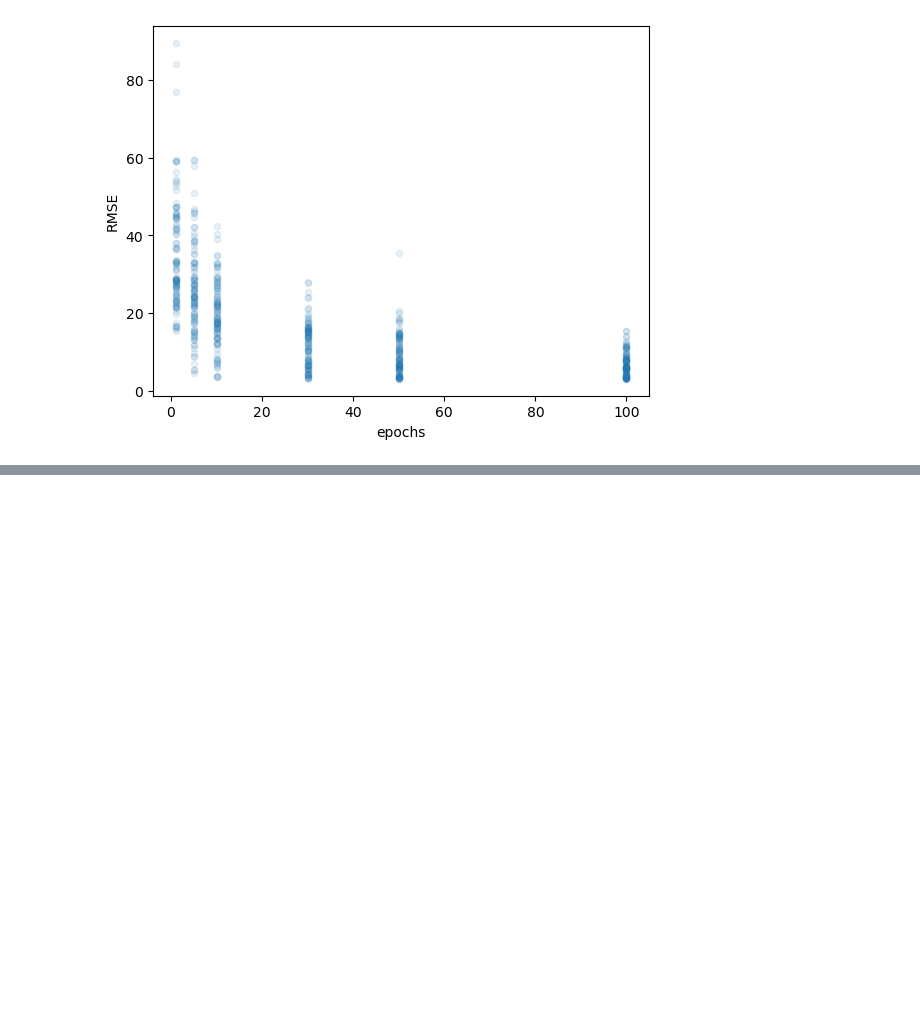
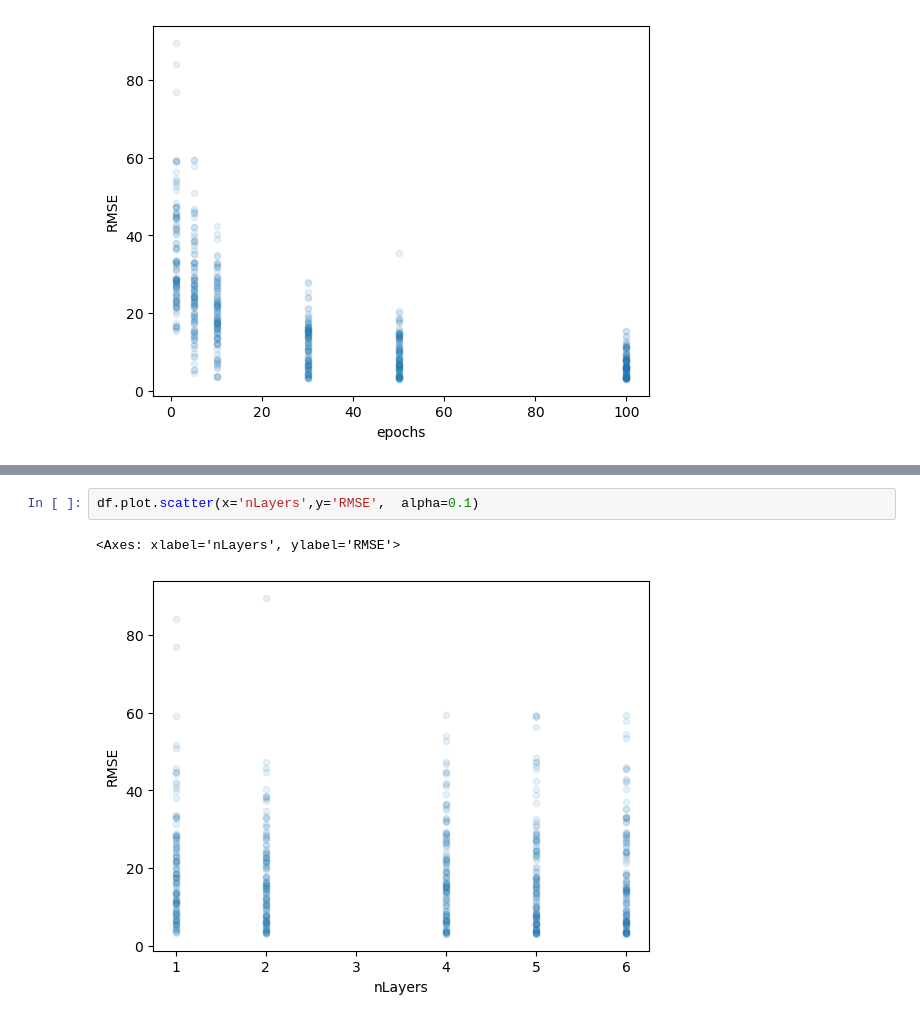
Before and after one commit to geo-smart/Snow-Extrapolation, a Jupyter notebook: contributors/spestana/training-sensitivity-analysis.ipynb, the cells around one changed output, grey strips where cells are left out. Cells and saved outputs as stored; diff of their text form; blank space fills up the shorter version.

```diff
--- a/contributors/spestana/training-sensitivity-analysis.ipynb
+++ b/contributors/spestana/training-sensitivity-analysis.ipynb
@@ -18,0 +41,5 @@ df.plot.scatter(x='epochs',y='RMSE',  alpha=0.1)
+# %%
+df.plot.scatter(x='nLayers',y='RMSE',  alpha=0.1)
+# %% [output]
+<Axes: xlabel='nLayers', ylabel='RMSE'>
+[figure, added]
```
Also changed, not shown: parts of 5 cells of this notebook.
